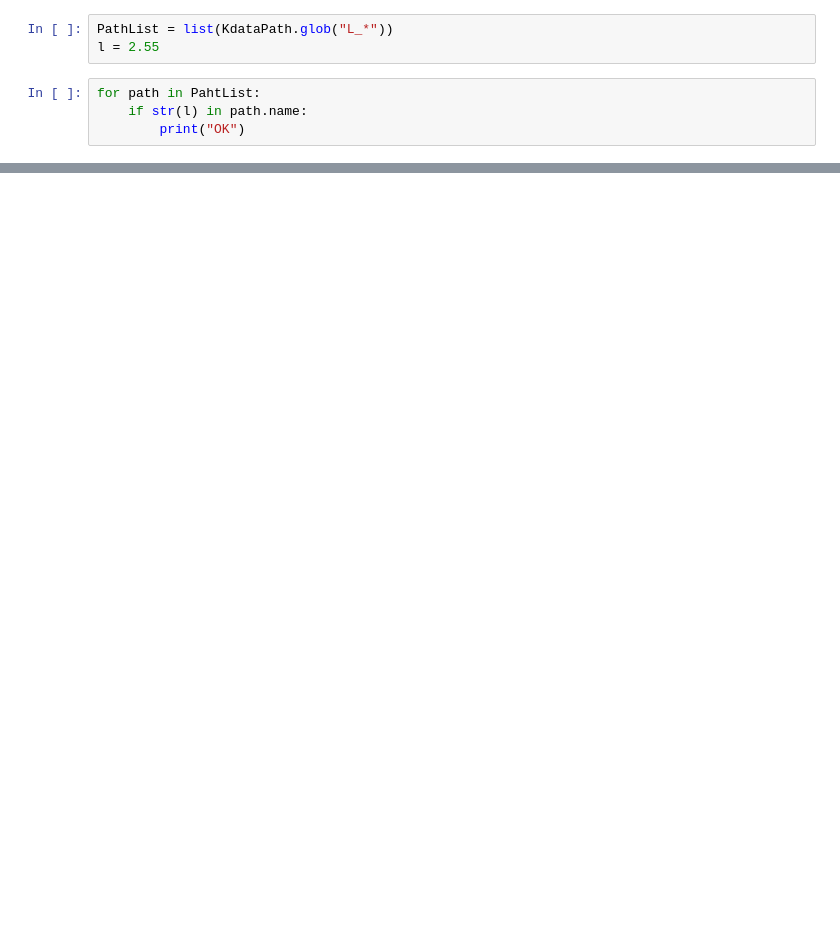
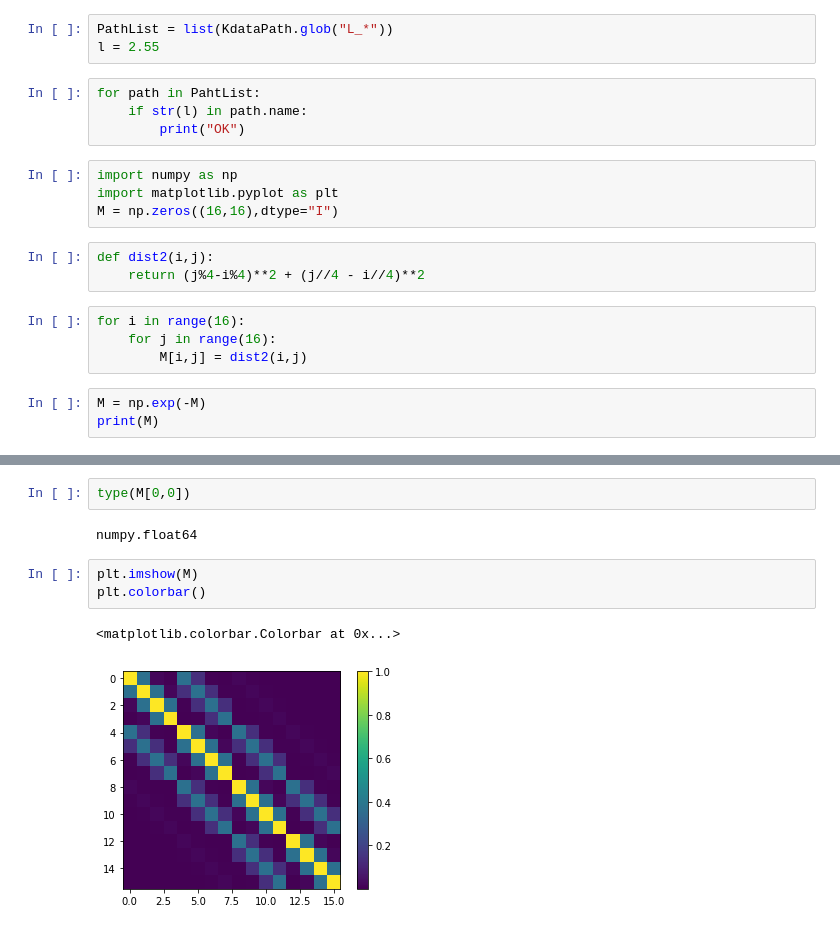
Before and after one commit to alexandreBerezin/ACCAL, a Jupyter notebook: docs/notebooks/kernel.ipynb, the cells around one changed output, grey strips where cells are left out. Drawn from its saved outputs; the diff is of its cells as text; blank space fills up the shorter version.

```diff
--- a/docs/notebooks/kernel.ipynb
+++ b/docs/notebooks/kernel.ipynb
@@ -24,3 +23,17 @@ l = 2.55
 for path in PahtList:
     if str(l) in path.name:
         print("OK")
+# %%
+import numpy as np
+import matplotlib.pyplot as plt
+M = np.zeros((16,16),dtype="I")
+# %%
+def dist2(i,j):
+    return (j%4-i%4)**2 + (j//4 - i//4)**2
+# %%
+for i in range(16):
+    for j in range(16):
+        M[i,j] = dist2(i,j)
+# %%
+M = np.exp(-M)
+print(M)
@@ -26,0 +58,10 @@ for path in PahtList:
+# %%
+type(M[0,0])
+# %% [output]
+numpy.float64
+# %%
+plt.imshow(M)
+plt.colorbar()
+# %% [output]
+<matplotlib.colorbar.Colorbar at 0x...>
+[figure, added]
```
Also changed, not shown: parts of 14 cells of this notebook, 19 other files.
